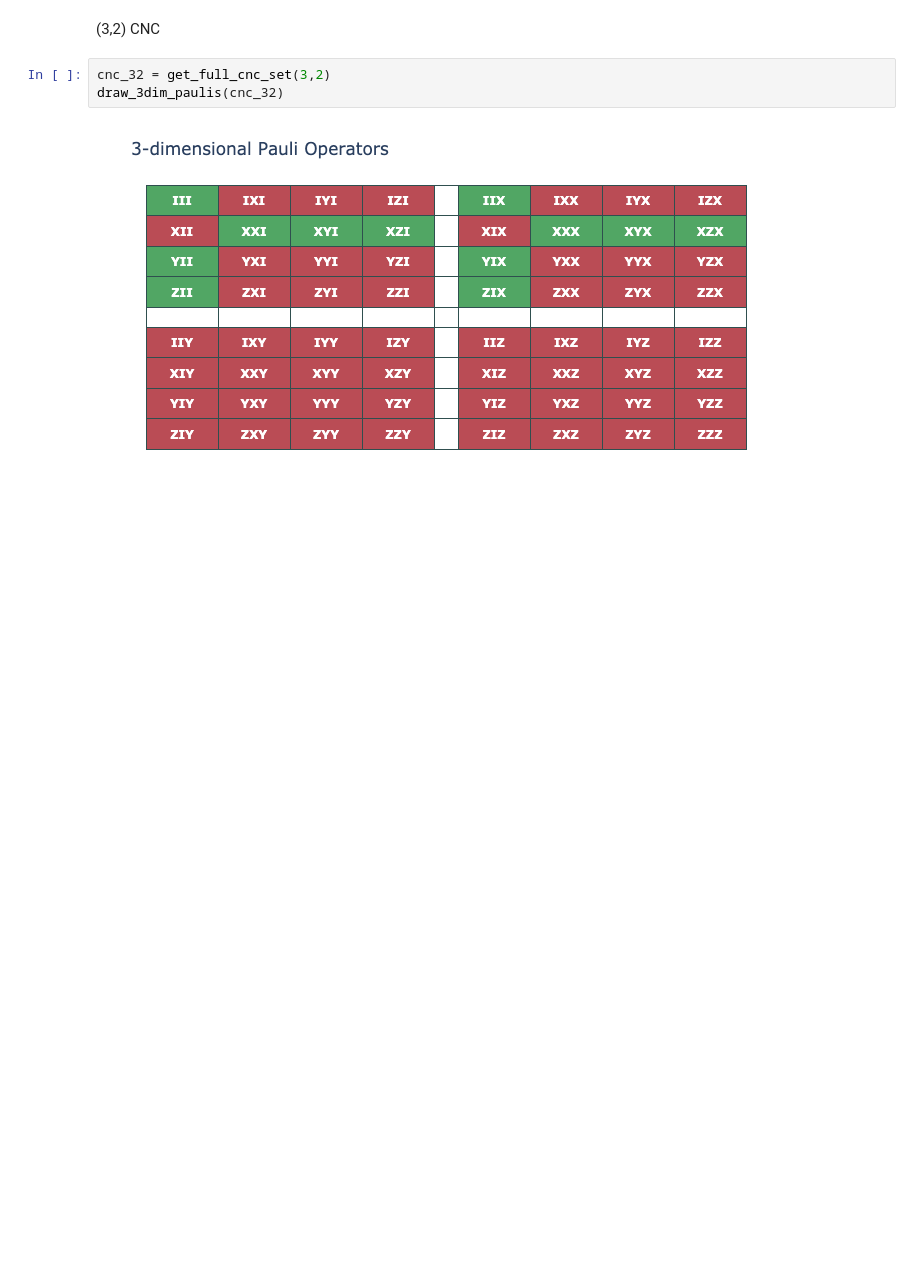
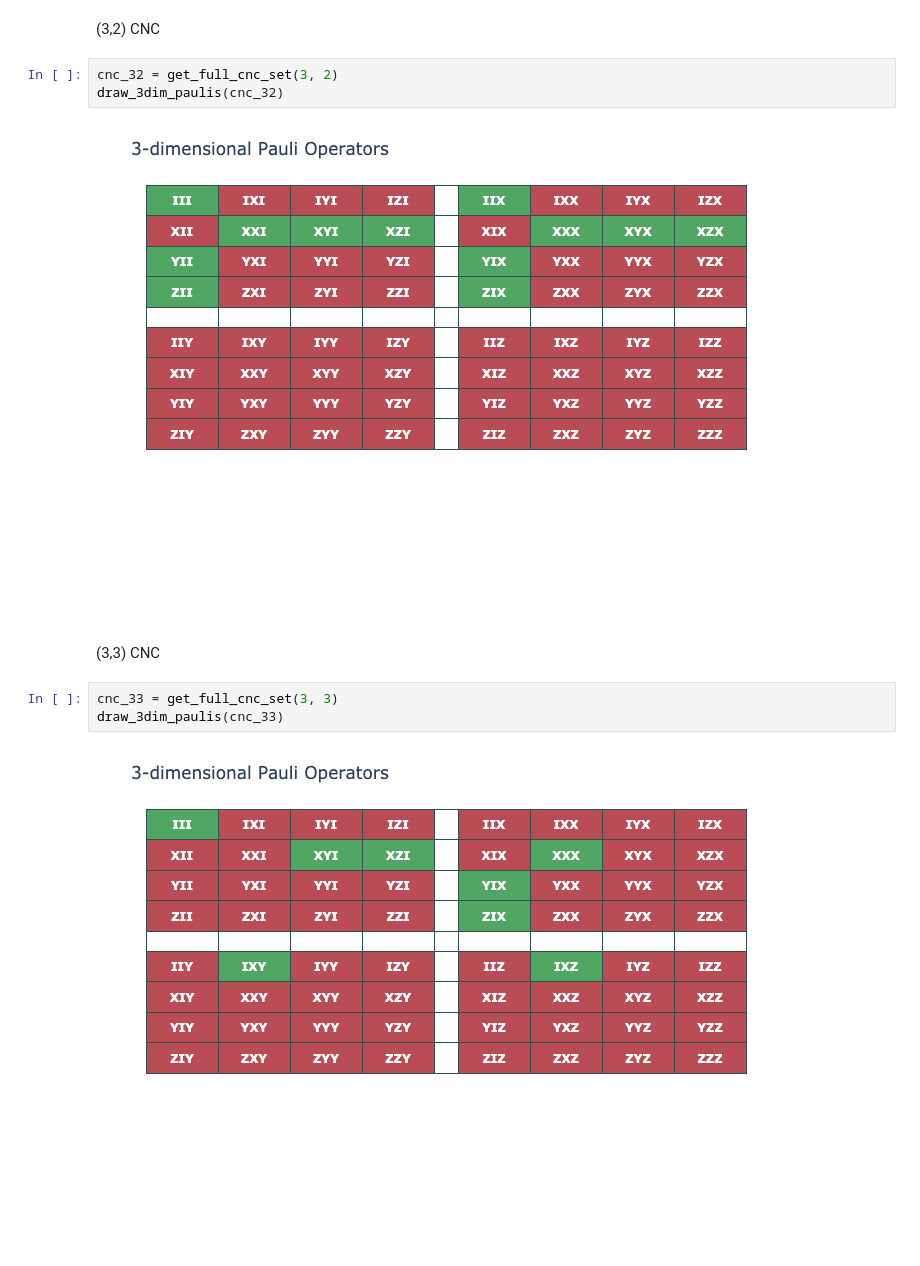
Before and after one commit to BilQCT/LocalPauli, a Jupyter notebook: cnc.ipynb, the cells around one changed output. Cells and saved outputs as stored; diff of their text form; blank space fills up the shorter version.

Commit message:
visualization improved, examples found for vertex maximal cncs

```diff
--- a/cnc.ipynb
+++ b/cnc.ipynb
@@ -474,7 +486,14 @@ draw_3dim_paulis(cnc_31)
 # %% [markdown]
 (3,2) CNC
 # %%
-cnc_32 = get_full_cnc_set(3,2)
+cnc_32 = get_full_cnc_set(3, 2)
 draw_3dim_paulis(cnc_32)
 # %% [output]
 [figure]
+# %% [markdown]
+(3,3) CNC
+# %%
+cnc_33 = get_full_cnc_set(3, 3)
+draw_3dim_paulis(cnc_33)
+# %% [output]
+[figure, added]
```
Also changed, not shown: parts of 60 cells of this notebook, 4 other files.
